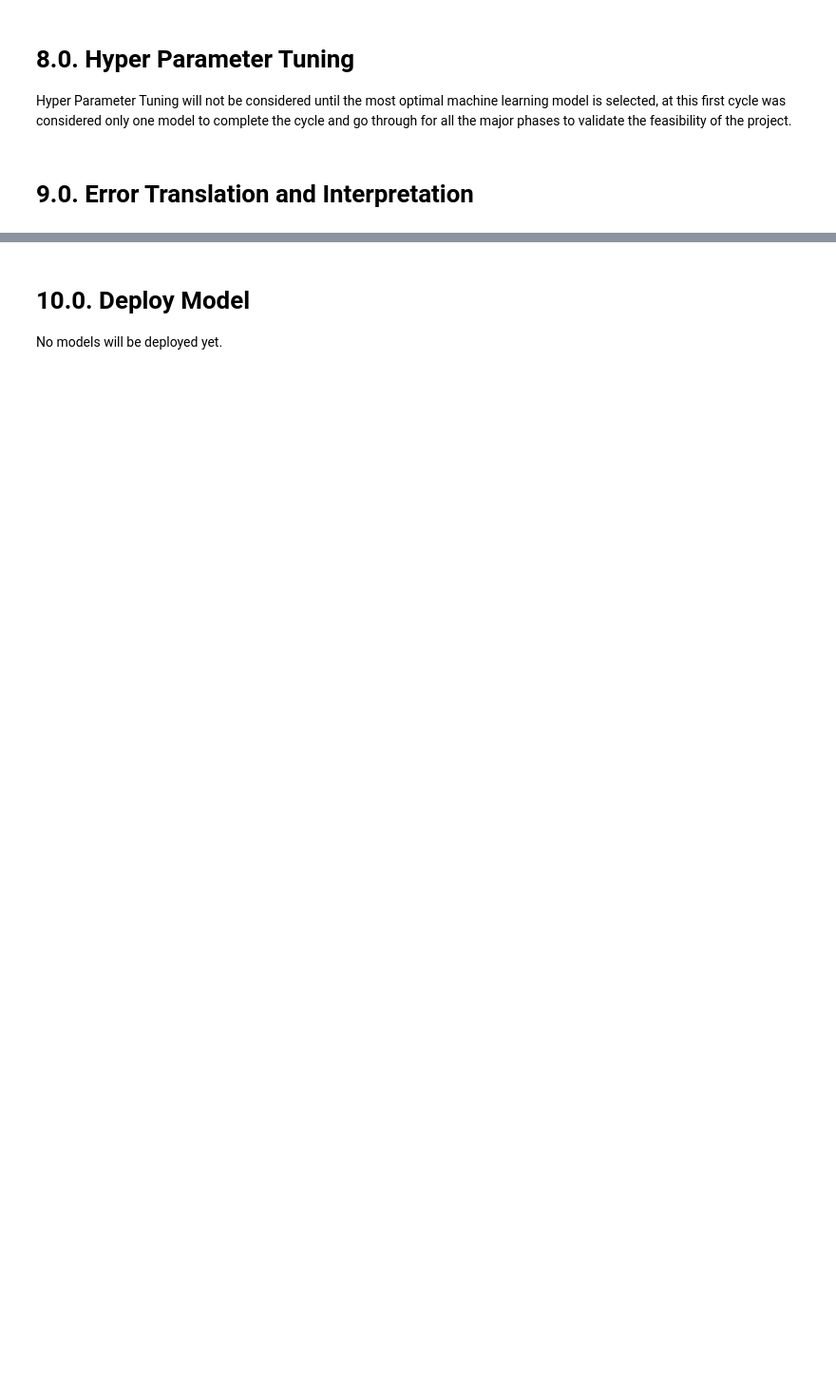
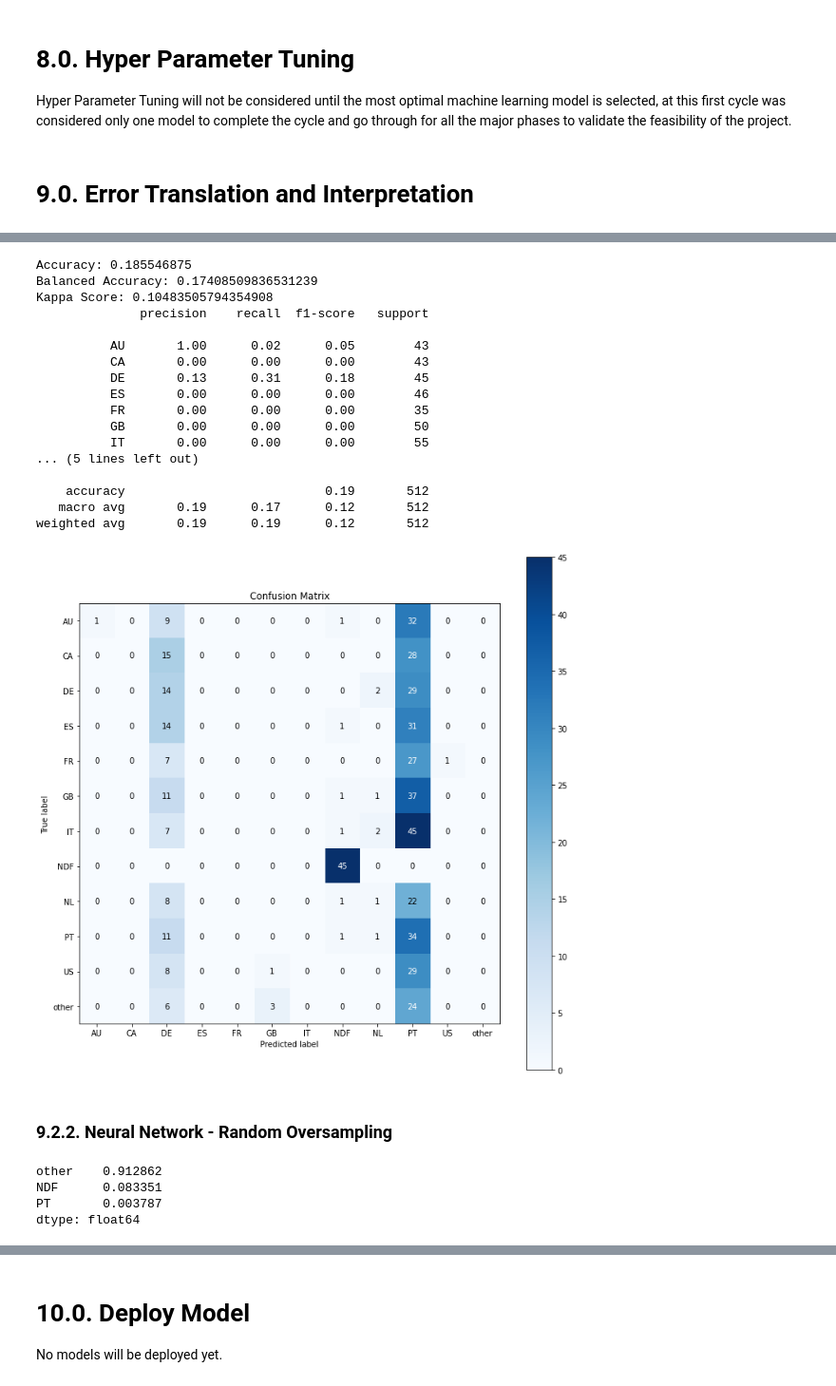
Before and after one commit to vinissouza/Airbnb-First-Booking-Forecast, a Jupyter notebook: Notebooks/5th-Cycle-Notebook-Balanced_Dataset.ipynb, the cells around one changed output, grey strips where cells are left out. Shown at 95% size. Drawn from its saved outputs; the diff is of its cells as text; code cells hidden in the pictures; blank space fills up the shorter version.

Commit message:
notebook review and add result

```diff
--- a/Notebooks/5th-Cycle-Notebook-Balanced_Dataset.ipynb
+++ b/Notebooks/5th-Cycle-Notebook-Balanced_Dataset.ipynb
@@ -833,15 +810,15 @@ weighted avg       0.43      0.43      0.43     41319
 # %%
-ohe = pp.OneHotEncoder()
+ohe_under = pp.OneHotEncoder()
 
-y_train_nn = ohe.fit_transform(y_train.values.reshape(-1, 1)).toarray()
+y_train_under_nn = ohe_under.fit_transform(y_train_under.values.reshape(-1, 1)).toarray()
 # %%
 # model definition
-model = ml.Sequential()
-model.add( l.Dense(128, input_dim=x_train.shape[1], activation='relu') )
-model.add( l.Dense(12, activation='softmax') )
+model_under = ml.Sequential()
+model_under.add( l.Dense(128, input_dim=x_train_under.shape[1], activation='relu') )
+model_under.add( l.Dense(12, activation='softmax') )
 
 # model compile
-model.compile(loss='categorical_crossentropy', optimizer='adam', metrics=['accuracy'])
+model_under.compile(loss='categorical_crossentropy', optimizer='adam', metrics=['accuracy'])
 
 # train model
-model.fit(x_train, y_train_nn, epochs=100)
+model_under.fit(x_train_under, y_train_under_nn, epochs=100)
@@ -961,0 +965,10 @@ Hyper Parameter Tuning will not be considered until the most optimal machine lea
+# %%
+# prediction
+pred_under_nn = model_under.predict(x_test_under)
+
+# invert prediction
+yhat_under_nn = ohe_under.inverse_transform(pred_under_nn)
+
+# test dataset prepare with real results
+y_test_under_nn = y_test_under.to_numpy()
+yhat_under_nn = yhat_under_nn.reshape(1, -1)[0]
@@ -961,0 +987,39 @@ Hyper Parameter Tuning will not be considered until the most optimal machine lea
+# %%
+# Accuracy
+acc_under_nn = m.accuracy_score( y_test_under_nn, yhat_under_nn )
+print(f'Accuracy: {acc_under_nn}')
+
+# Balanced Accuracy
+balanced_acc_under_nn = m.balanced_accuracy_score(y_test_under_nn, yhat_under_nn)
+print(f'Balanced Accuracy: {balanced_acc_under_nn}')
+
+# Kappa Metrics
+kappa_under_nn = m.cohen_kappa_score(y_test_under_nn, yhat_under_nn)
+print(f'Kappa Score: {kappa_under_nn}')
+
+# Classification report
+print(m.classification_report(y_test_under_nn, yhat_under_nn))
+
+# Confusion Matrix
+mt.plot_confusion_matrix( y_test_under_nn, yhat_under_nn, normalize=False, figsize=(12,12));
+# %% [output]
+Accuracy: 0.185546875
+Balanced Accuracy: 0.17408509836531239
+Kappa Score: 0.10483505794354908
+              precision    recall  f1-score   support
+
+          AU       1.00      0.02      0.05        43
+          CA       0.00      0.00      0.00        43
+          DE       0.13      0.31      0.18        45
+          ES       0.00      0.00      0.00        46
+          FR       0.00      0.00      0.00        35
+          GB       0.00      0.00      0.00        50
+          IT       0.00      0.00      0.00        55
+... (5 lines left out)
+
+    accuracy                           0.19       512
+   macro avg       0.19      0.17      0.12       512
+weighted avg       0.19      0.19      0.12       512
+[figure, added]
+# %% [markdown]
+### 9.2.2. Neural Network - Random Oversampling
@@ -961,0 +1036,8 @@ Hyper Parameter Tuning will not be considered until the most optimal machine lea
+# %%
+# check balanced results
+pd.DataFrame(yhat_over_nn).value_counts(normalize=True)
+# %% [output]
+other    0.912862
+NDF      0.083351
+PT       0.003787
+dtype: float64
```
Also changed, not shown: parts of 62 cells of this notebook.
